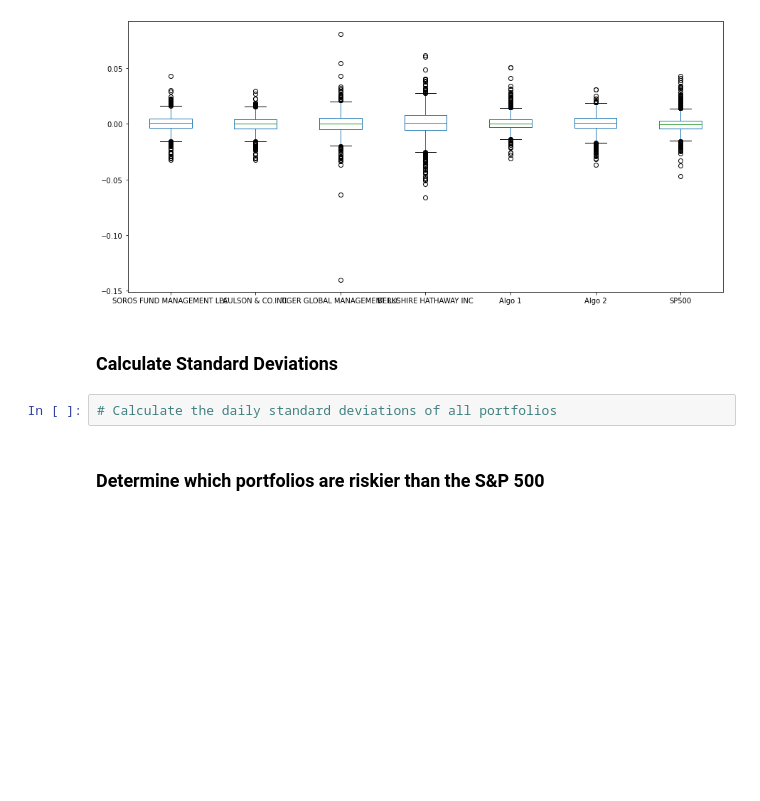
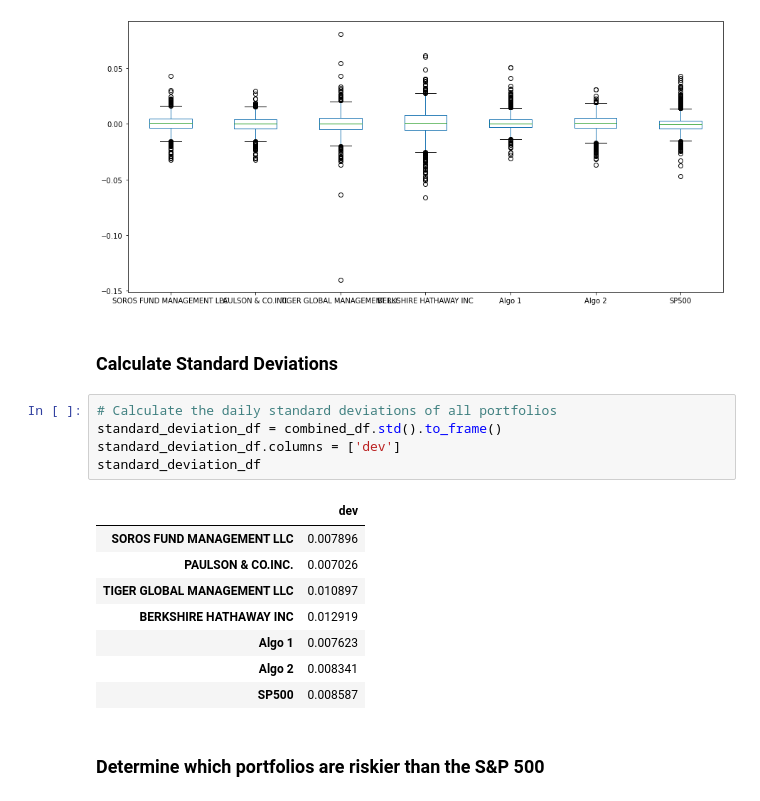
Before and after one commit to msierracrypto/pandas-homework, a Jupyter notebook: Starter_Code/whale_analysis.ipynb, the cells around one changed output. Cells and saved outputs as stored; diff of their text form; blank space fills up the shorter version.

```diff
--- a/Starter_Code/whale_analysis.ipynb
+++ b/Starter_Code/whale_analysis.ipynb
@@ -240,6 +224,18 @@ combined_df.plot(kind="box", figsize=[15,7])
 ### Calculate Standard Deviations
 # %%
 # Calculate the daily standard deviations of all portfolios
+standard_deviation_df = combined_df.std().to_frame()
+standard_deviation_df.columns = ['dev']
+standard_deviation_df
+# %% [output]
+|  | dev |
+| SOROS FUND MANAGEMENT LLC | 0.007896 |
+| PAULSON & CO.INC. | 0.007026 |
+| TIGER GLOBAL MANAGEMENT LLC | 0.010897 |
+| BERKSHIRE HATHAWAY INC | 0.012919 |
+| Algo 1 | 0.007623 |
+| Algo 2 | 0.008341 |
+| SP500 | 0.008587 |
 # %% [markdown]
 ### Determine which portfolios are riskier than the S&P 500
 # %%
```
Also changed, not shown: parts of 3 cells of this notebook.
